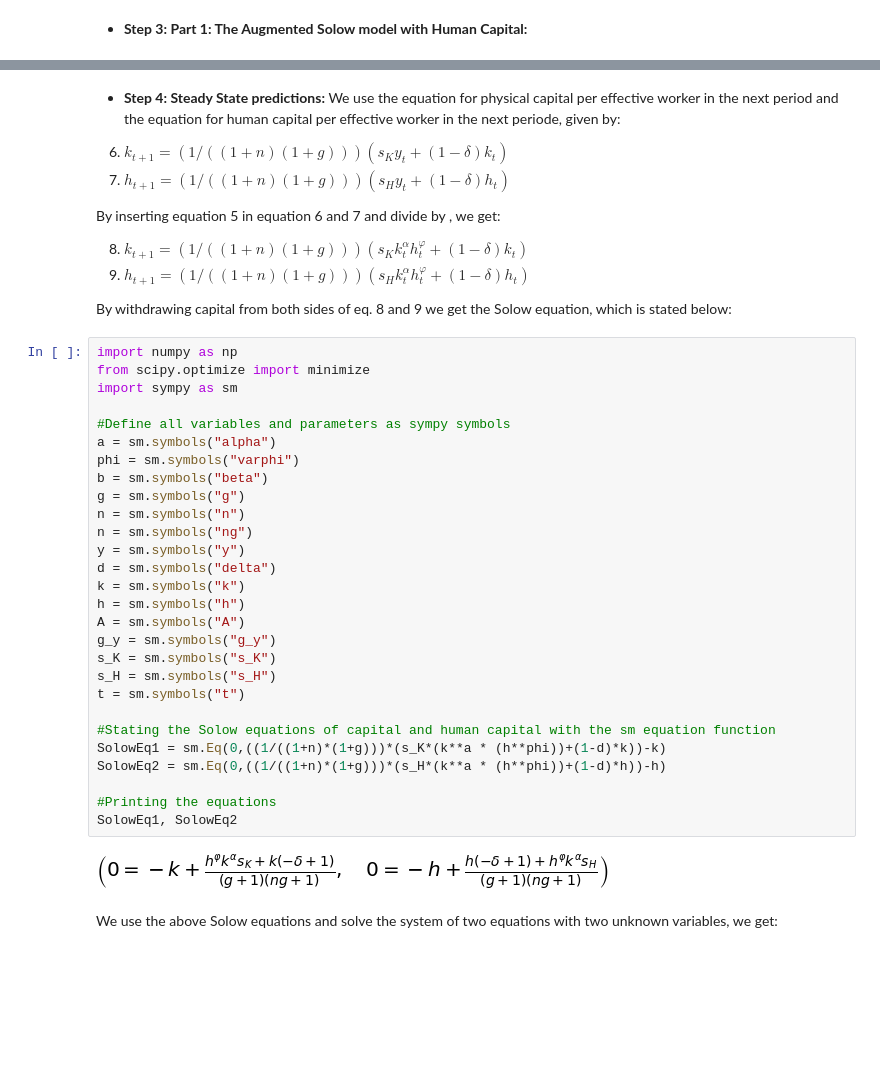
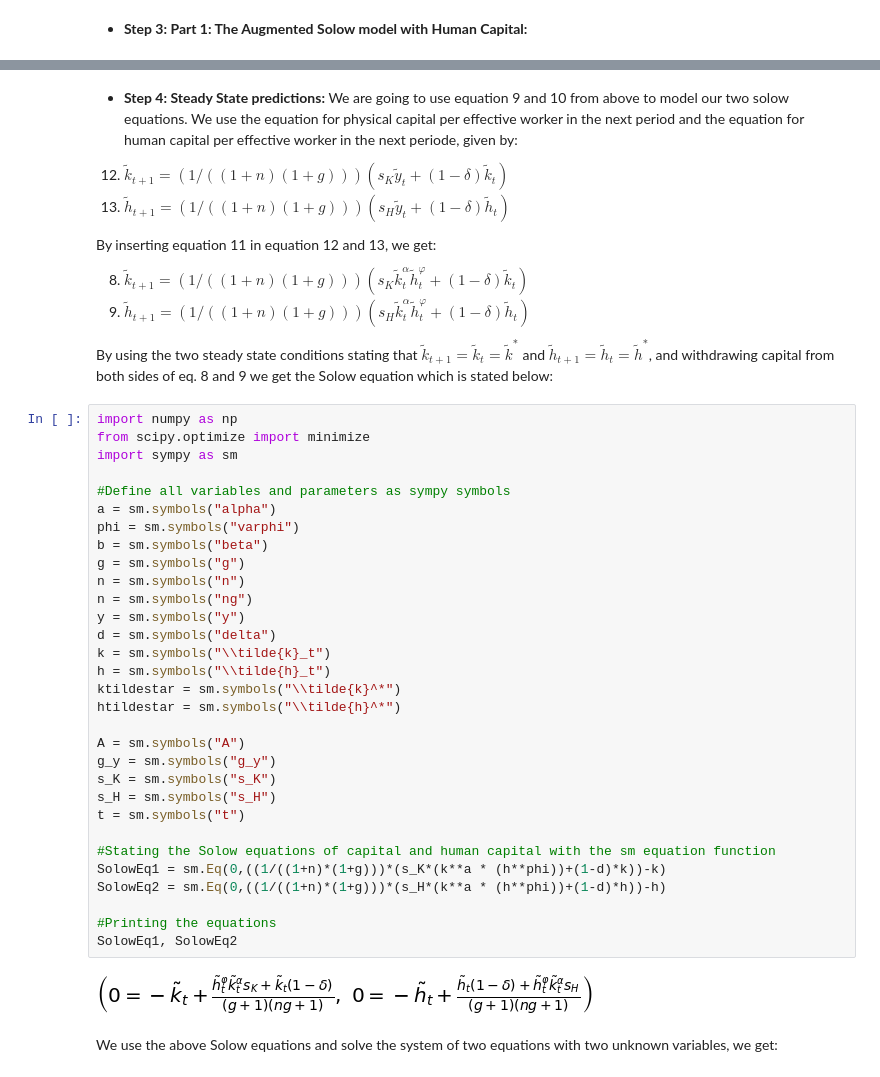
Before and after one commit to NumEconCopenhagen/projects-2019-ccl, a Jupyter notebook: modelproject/Modelproject.ipynb, the cells around one changed output, grey strips where cells are left out. Cells and saved outputs as stored; diff of their text form; blank space fills up the shorter version.

```diff
--- a/modelproject/Modelproject.ipynb
+++ b/modelproject/Modelproject.ipynb
@@ -126,47 +133,49 @@ Dividing the production function by $L_tA_t$ on both sides gives the production
 # %% [markdown]
 * **Step 4: Steady State predictions:**
-We use the equation for physical capital per effective worker in the next period and the equation for human capital per effective worker in the next periode, given by:
+We are going to use equation 9 and 10 from above to model our two solow equations. We use the equation for physical capital per effective worker in the next period and the equation for human capital per effective worker in the next periode, given by:
 
-6. $k_{t+1} = (1/((1+n)(1+g)))(s_Ky_t+(1-\delta)k_t)$
-7. $h_{t+1} = (1/((1+n)(1+g)))(s_Hy_t+(1-\delta)h_t)$
+12. $\tilde{k}_{t+1} = (1/((1+n)(1+g)))(s_K\tilde{y}_t+(1-\delta)\tilde{k}_t)$
+13. $\tilde{h}_{t+1} = (1/((1+n)(1+g)))(s_H\tilde{y}_t+(1-\delta)\tilde{h}_t)$
 
-By inserting equation 5 in equation 6 and 7 and divide by , we get:
+By inserting equation 11 in equation 12 and 13, we get:
 
+8. $\tilde{k}_{t+1} = (1/((1+n)(1+g)))(s_K\tilde{k}_t^\alpha \tilde{h}_t^\varphi+(1-\delta)\tilde{k}_t)$
+9. $\tilde{h}_{t+1} = (1/((1+n)(1+g)))(s_H\tilde{k}_t^\alpha \tilde{h}_t^\varphi+(1-\delta)\tilde{h}_t)$
 
-8. $k_{t+1} = (1/((1+n)(1+g)))(s_Kk_t^\alpha h_t^\varphi+(1-\delta)k_t)$
-9. $h_{t+1} = (1/((1+n)(1+g)))(s_Hk_t^\alpha h_t^\varphi+(1-\delta)h_t)$
-
-By withdrawing capital from both sides of eq. 8 and 9 we get the Solow equation, which is stated below:
+By using the two steady state conditions stating that $\tilde{k}_{t+1}=\tilde{k}_{t}=\tilde{k}^*$ and $\tilde{h}_{t+1}=\tilde{h}_{t}=\tilde{h}^*$, and withdrawing capital from both sides of eq. 8 and 9 we get the Solow equation which is stated below:
 # %%
 import numpy as np
 from scipy.optimize import minimize
 import sympy as sm
 
 #Define all variables and parameters as sympy symbols
 a = sm.symbols("alpha")
 phi = sm.symbols("varphi")
 b = sm.symbols("beta")
 g = sm.symbols("g")
 n = sm.symbols("n")
 n = sm.symbols("ng")
 y = sm.symbols("y")
 d = sm.symbols("delta")
-k = sm.symbols("k")
-h = sm.symbols("h")
+k = sm.symbols("\\tilde{k}_t")
+h = sm.symbols("\\tilde{h}_t")
+ktildestar = sm.symbols("\\tilde{k}^*")
+htildestar = sm.symbols("\\tilde{h}^*")
+
 A = sm.symbols("A")
 g_y = sm.symbols("g_y")
 s_K = sm.symbols("s_K")
 s_H = sm.symbols("s_H")
 t = sm.symbols("t")
 
 #Stating the Solow equations of capital and human capital with the sm equation function
 SolowEq1 = sm.Eq(0,((1/((1+n)*(1+g)))*(s_K*(k**a * (h**phi))+(1-d)*k))-k)
 SolowEq2 = sm.Eq(0,((1/((1+n)*(1+g)))*(s_H*(k**a * (h**phi))+(1-d)*h))-h)
 
 #Printing the equations
 SolowEq1, SolowEq2
 # %% [output]
-[figure, old version]
+[figure, new version]
 # %% [markdown]
 We use the above Solow equations and solve the system of two equations with two unknown variables, we get:
 # %%
```
Also changed, not shown: parts of 4 cells of this notebook.
